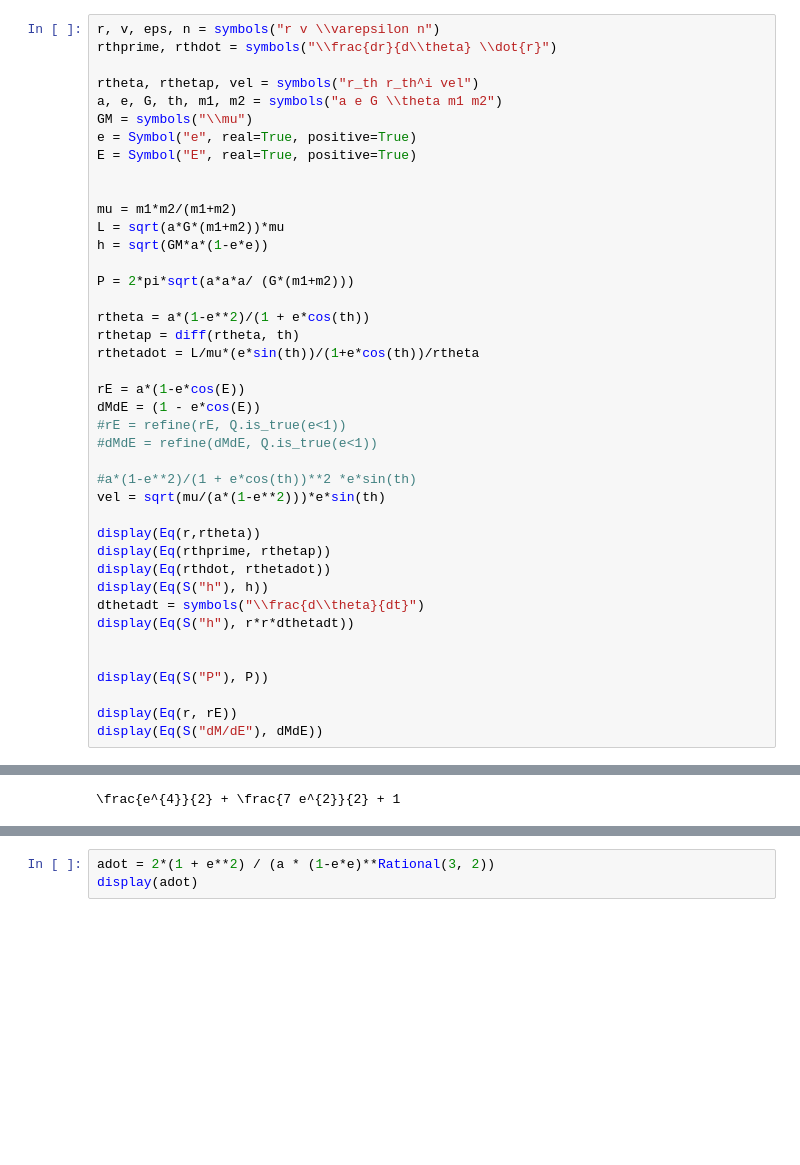
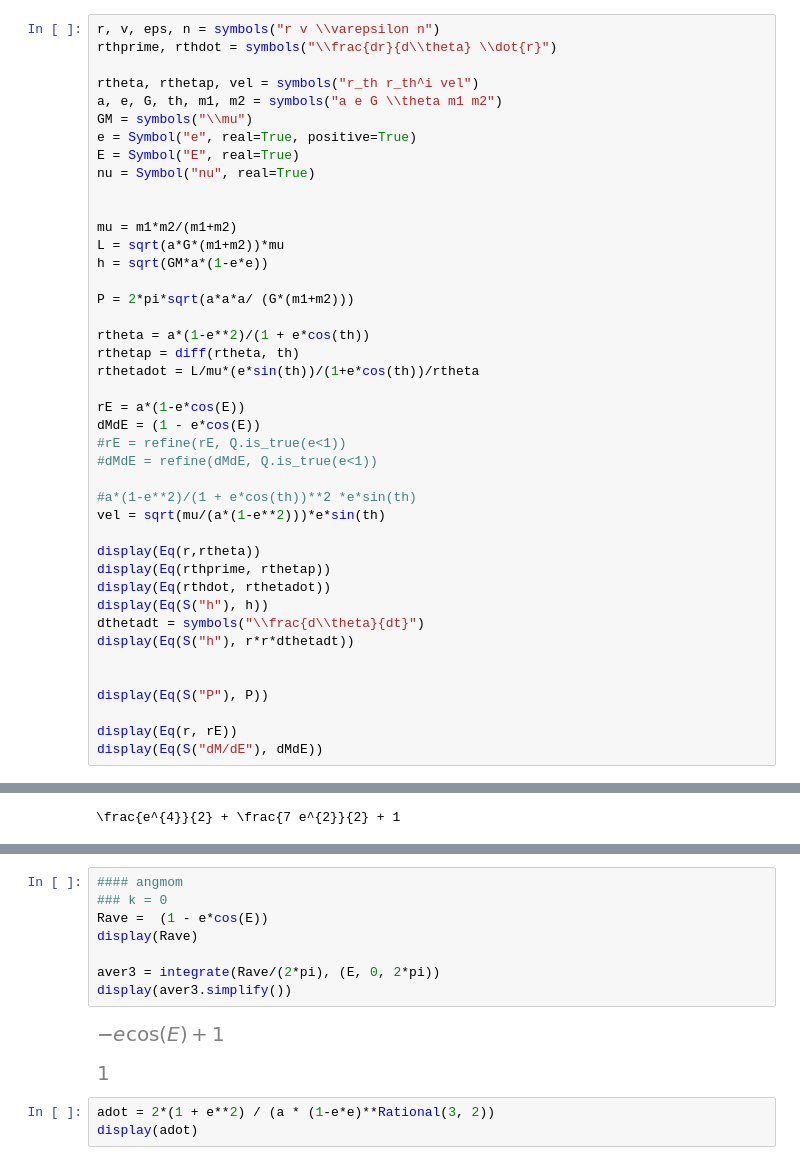
Before and after one commit to spzwart/DynBinEv, a Jupyter notebook: eqs/more_eqs.ipynb, the cells around one changed output, grey strips where cells are left out. Cells and saved outputs as stored; diff of their text form; blank space fills up the shorter version.

```diff
--- a/eqs/more_eqs.ipynb
+++ b/eqs/more_eqs.ipynb
@@ -10,7 +10,8 @@ rtheta, rthetap, vel = symbols("r_th r_th^i vel")
 a, e, G, th, m1, m2 = symbols("a e G \\theta m1 m2")
 GM = symbols("\\mu")
 e = Symbol("e", real=True, positive=True)
-E = Symbol("E", real=True, positive=True)
+E = Symbol("E", real=True)
+nu = Symbol("nu", real=True)
 
 
 mu = m1*m2/(m1+m2)
@@ -222,6 +220,17 @@ display(aver3.simplify())
 # %% [output]
 [figure]
 [figure]
+# %%
+#### angmom
+### k = 0
+Rave =  (1 - e*cos(E))
+display(Rave)
+
+aver3 = integrate(Rave/(2*pi), (E, 0, 2*pi))
+display(aver3.simplify())
+# %% [output]
+[figure, added]
+[figure, added]
 # %%
 adot = 2*(1 + e**2) / (a * (1-e*e)**Rational(3, 2))
 display(adot)
```
Also changed, not shown: parts of 9 cells of this notebook, 10 other files.
